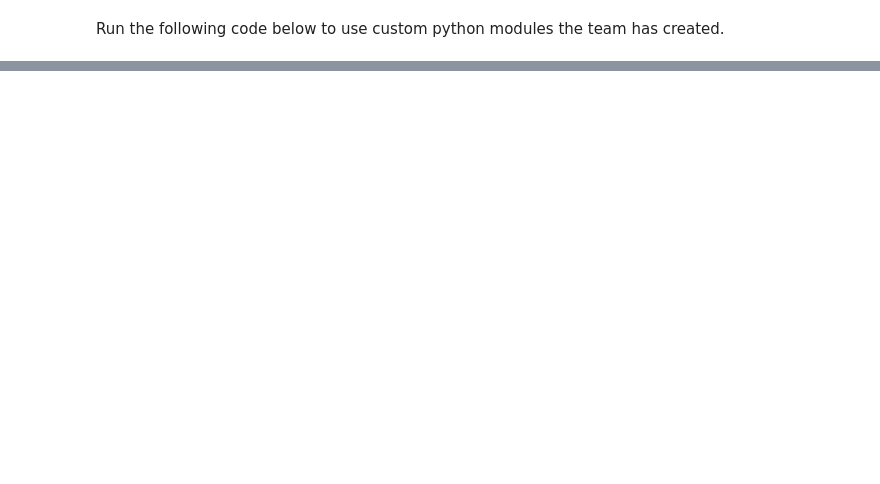
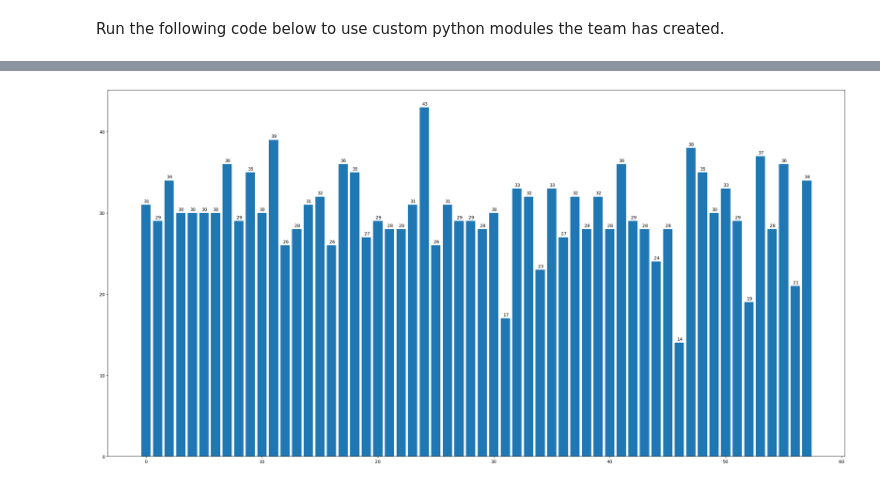
Before and after one commit to mattbolanos/spotify-market-popularity, a Jupyter notebook: src/proto/Unsupervised_Models.ipynb, the cells around one changed output, grey strips where cells are left out. Saved outputs shown, nothing was run; the diff lists cells and outputs as text; code cells hidden in the pictures; blank space fills up the shorter version.

```diff
--- a/src/proto/Unsupervised_Models.ipynb
+++ b/src/proto/Unsupervised_Models.ipynb
@@ -54,0 +409,5 @@ display(playlist_df.head())
+# %%
+from k_means_constrained import KMeansConstrained
+
+kmeans = KMeansConstrained(n_clusters=58, size_min=50, size_max=50, random_state=random_state)
+kmeans.fit(X_scaled)
@@ -54,0 +418,6 @@ display(playlist_df.head())
+# %%
+# kmeans.cluster_centers_.shape
+
+df_join["cluster"] = kmeans.labels_
+# df_join["centroid"] = kmeans.cluster_centers_
+df_join.info()
@@ -54,0 +485,6 @@ display(playlist_df.head())
+# %%
+cols1 = X.columns.tolist()
+cols2 = ["market_id", "playlist_rank", "cluster"]
+analysis_df = df_join[cols1 + cols2]
+
+analysis_df.head(10)
@@ -54,0 +503,27 @@ display(playlist_df.head())
+# %%
+# len(analysis_df[analysis_df.cluster == 16]['market_id'].unique())
+country_map_dic = {}
+country_counts_dic = {}
+clusters = []
+countries = []
+
+for c in np.sort(analysis_df.cluster.unique()).tolist():
+    clusters.append(c)
+    countries.append(len(analysis_df[analysis_df.cluster == c]["market_id"].unique()))
+    country_map_dic[c] = len(analysis_df[analysis_df.cluster == c]["market_id"].unique())
+country_counts_dic["clusters"] = clusters
+country_counts_dic["countries"] = countries
+# %%
+# [k:v for k,v in country_counts_dic.items()]
+
+plot_df = pd.DataFrame(country_counts_dic)  # ), index = np.arange(len(country_counts_dic)))
+
+fig, ax = plt.subplots(figsize=(30, 15))
+
+annotations = plot_df["countries"].tolist()
+ax.bar(plot_df["clusters"], plot_df["countries"])
+# ax.setxticks()
+for xi, yi, text in zip(plot_df["clusters"], plot_df["countries"], annotations):
+    ax.annotate(text, xy=(xi, yi), xycoords="data", xytext=(-5, 5), textcoords="offset points")
+# %% [output]
+[figure, added]
```
Also changed, not shown: parts of 51 cells of this notebook.
